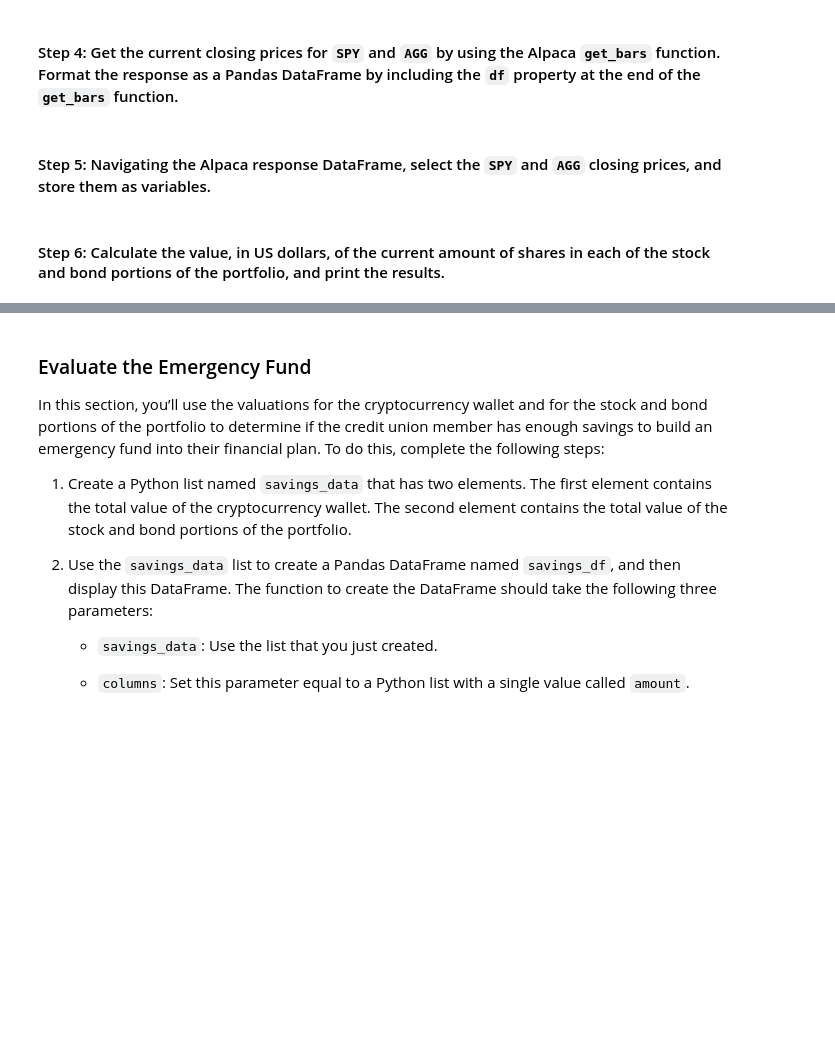
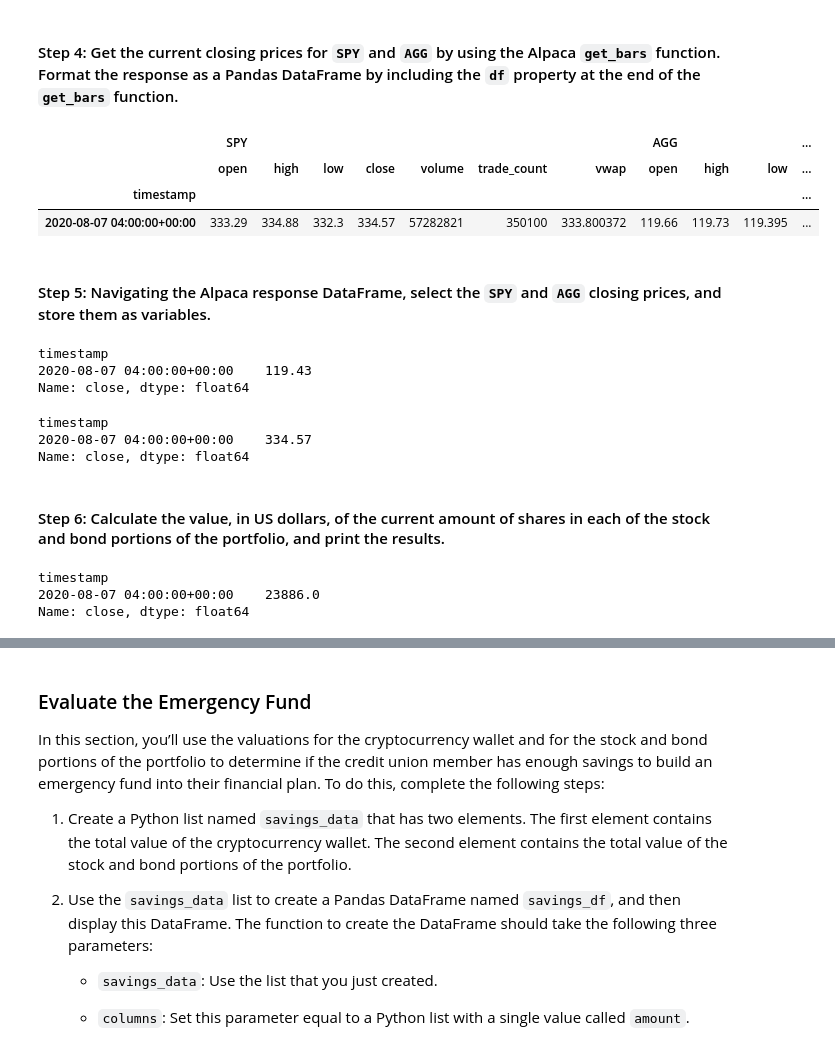
Before and after one commit to drewpagnotta/Challenge_5, a Jupyter notebook: financial_planning_tools.ipynb, the cells around one changed output, grey strips where cells are left out. Saved outputs shown, nothing was run; the diff lists cells and outputs as text; code cells hidden in the pictures; blank space fills up the shorter version.

Commit message:
Completed Up to Printing the Total Portfolio
The next section of the Challenge is complete.

```diff
--- a/financial_planning_tools.ipynb
+++ b/financial_planning_tools.ipynb
@@ -199,3 +192,17 @@ agg_shares = 200
+# %%
+# Set the variables for the Alpaca API and secret keys
+alpaca_api_key = os.getenv('ALPACA_API_KEY')
+alpaca_secret_key = os.getenv('ALPACA_SECRET_KEY')
+
+# I tested out if both keys were connected the output revealed "str" for both.
+# display(type(alpaca_api_key))
+# display(type(alpaca_secret_key))
+
+# Create the Alpaca tradeapi.REST object
+alpaca = tradeapi.REST(
+    alpaca_api_key,
+    alpaca_secret_key,
+    api_version="v2")
 # %% [markdown]
 #### Step 3: Set the following parameters for the Alpaca API call:
 
@@ -206,56 +213,81 @@ agg_shares = 200
 - `start_date` and `end_date`: Use the same date for these parameters, and format them with the date of the previous weekday (or `2020-08-07`). This is because you want the one closing price for the most-recent trading day.
 # %%
 # Set the tickers for both the bond and stock portion of the portfolio
-# YOUR CODE HERE
+tickers = ["SPY", "AGG"]
 
 # Set timeframe to 1Day
-# YOUR CODE HERE
+timeframe = "1Day"
 
 # Format current date as ISO format
 # Set both the start and end date at the date of your prior weekday
 # This will give you the closing price of the previous trading day
 # Alternatively you can use a start and end date of 2020-08-07
-# YOUR CODE HERE
-# YOUR CODE HERE
+start_date = "2020-08-07"
+end_date = "2020-08-07"
 # %% [markdown]
 #### Step 4: Get the current closing prices for `SPY` and `AGG` by using the Alpaca `get_bars` function. Format the response as a Pandas DataFrame by including the `df` property at the end of the `get_bars` function.
 # %%
 # Use the Alpaca get_bars function to get current closing prices the portfolio
 # Be sure to set the `df` property after the function to format the response object as a DataFrame
-# YOUR CODE HERE
+closing_prices_df = alpaca.get_bars(
+    tickers,
+    timeframe,
+    start=start_date,
+    end=end_date
+).df
 
 # Reorganize the DataFrame
 # Separate ticker data
-# YOUR CODE HERE
+SPY = closing_prices_df[closing_prices_df['symbol']=='SPY'].drop('symbol', axis=1)
+AGG = closing_prices_df[closing_prices_df['symbol']=='AGG'].drop('symbol', axis=1)
 
 # Concatenate the ticker DataFrames
-# YOUR CODE HERE
+closing_prices_df = pd.concat([SPY, AGG], axis=1, keys=["SPY", "AGG"])
 
 # Review the first 5 rows of the Alpaca DataFrame
-# YOUR CODE HERE
+closing_prices_df.head()
+# %% [output]
+|  | SPY |  |  |  |  |  |  | AGG |  |  | ... |
+|  | open | high | low | close | volume | trade_count | vwap | open | high | low | ... |
+| timestamp |  |  |  |  |  |  |  |  |  |  | ... |
+| 2020-08-07 04:00:00+00:00 | 333.29 | 334.88 | 332.3 | 334.57 | 57282821 | 350100 | 333.800372 | 119.66 | 119.73 | 119.395 | ... |
 # %% [markdown]
 #### Step 5: Navigating the Alpaca response DataFrame, select the `SPY` and `AGG` closing prices, and store them as variables.
 # %%
 # Access the closing price for AGG from the Alpaca DataFrame
 # Converting the value to a floating point number
-agg_close_price = # YOUR CODE HERE
+agg_close_price = closing_prices_df["AGG"]["close"]
 
 # Print the AGG closing price
-# YOUR CODE HERE
+agg_close_price
+# %% [output]
+timestamp
+2020-08-07 04:00:00+00:00    119.43
+Name: close, dtype: float64
 # %%
 # Access the closing price for SPY from the Alpaca DataFrame
 # Converting the value to a floating point number
-spy_close_price = # YOUR CODE HERE
+spy_close_price = closing_prices_df["SPY"]["close"]
 
 # Print the SPY closing price
-# YOUR CODE HERE
+spy_close_price
+# %% [output]
+timestamp
+2020-08-07 04:00:00+00:00    334.57
+Name: close, dtype: float64
 # %% [markdown]
 #### Step 6: Calculate the value, in US dollars, of the current amount of shares in each of the stock and bond portions of the portfolio, and print the results.
 # %%
 # Calculate the current value of the bond portion of the portfolio
-agg_value = # YOUR CODE HERE
+
+# Here we multiply the closing price of AGG by the amount of shares in the portfolio.
+agg_value = agg_close_price * agg_shares
 
 # Print the current value of the bond portfolio
-# YOUR CODE HERE
+agg_value
+# %% [output]
+timestamp
+2020-08-07 04:00:00+00:00    23886.0
+Name: close, dtype: float64
 # %%
 # Calculate the current value of the stock portion of the portfolio
```
Also changed, not shown: parts of 11 cells of this notebook.
